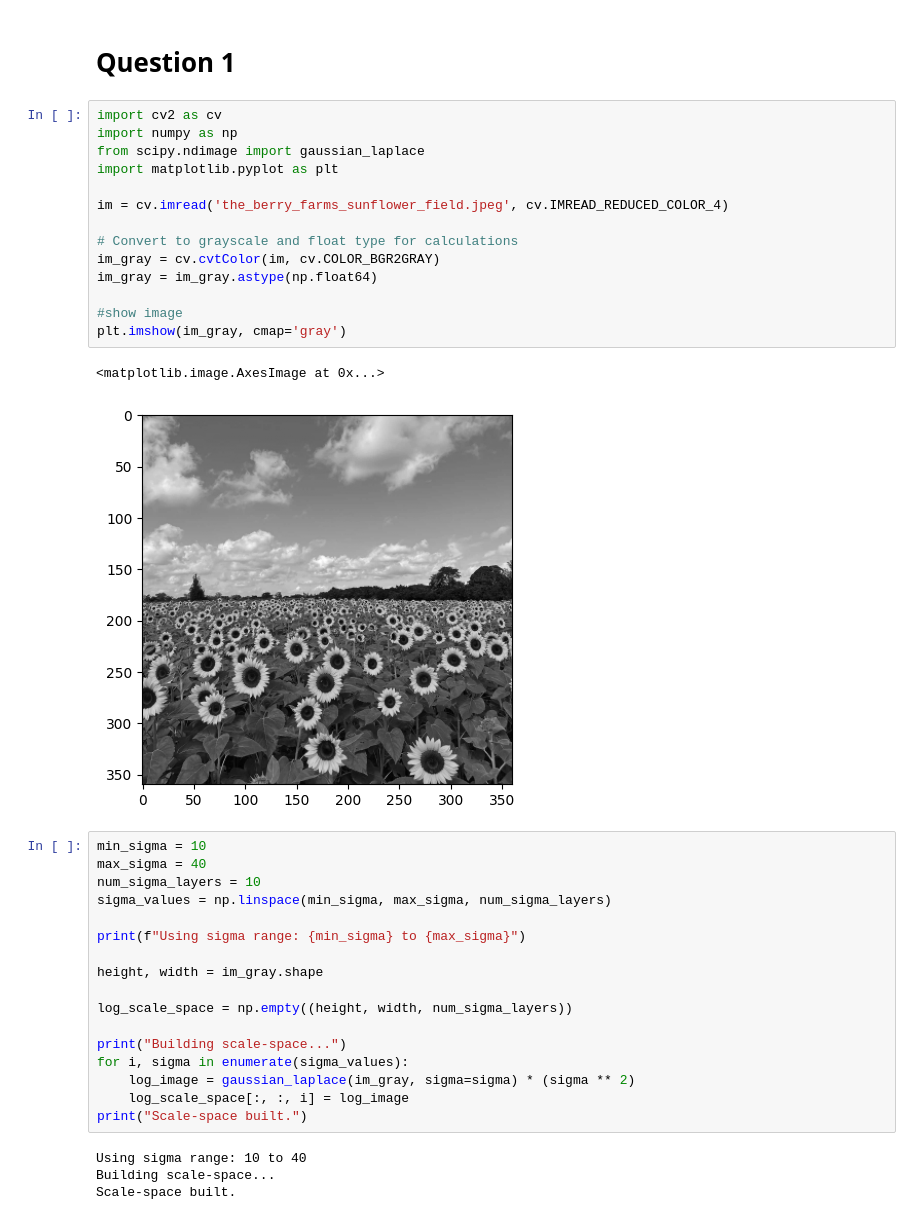
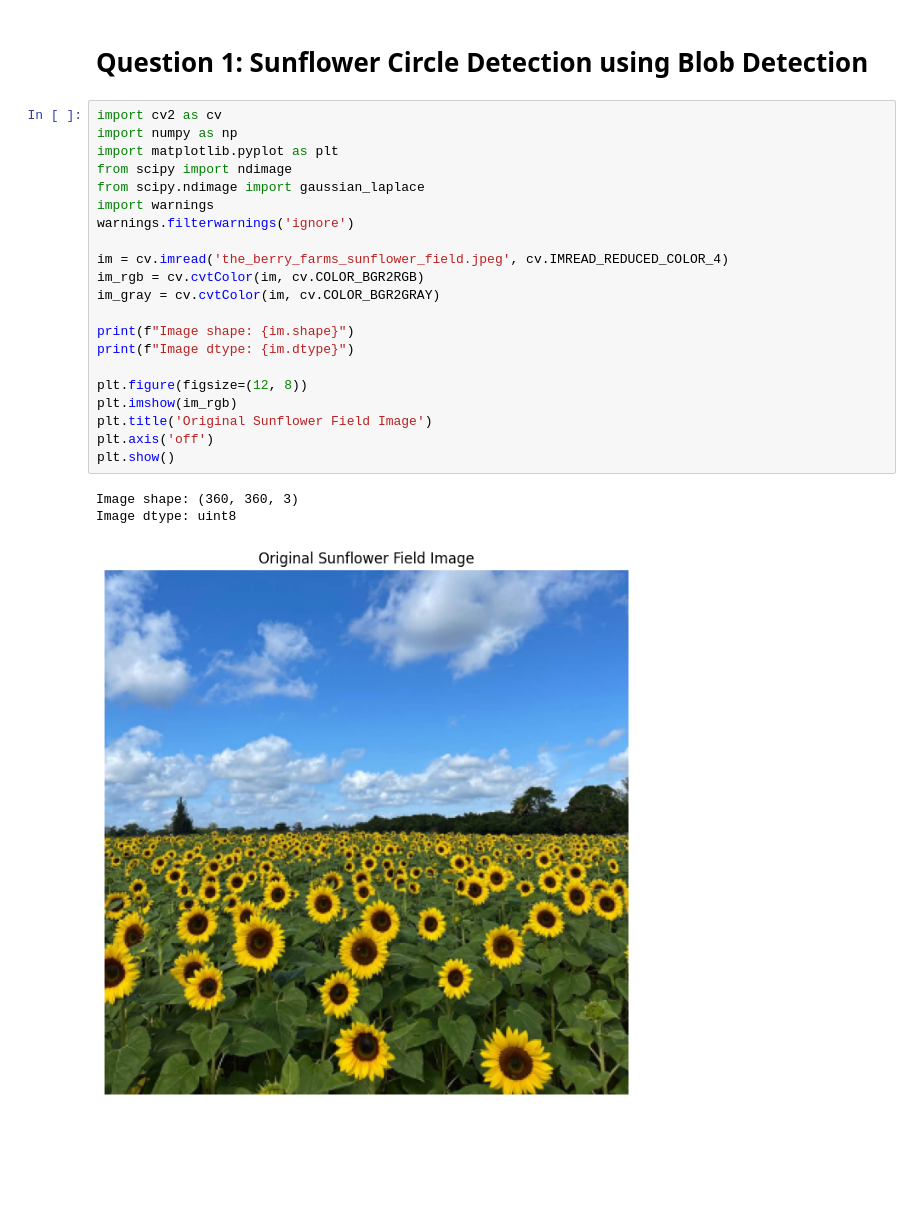
Before and after one commit to NuwanHapuarachchi/Semester-5, a Jupyter notebook: EN3160/Assignment- 2/Asssignment- 2.ipynb, the cells around one changed output. Drawn from its saved outputs; the diff is of its cells as text; blank space fills up the shorter version.

```diff
--- a/EN3160/Assignment- 2/Asssignment- 2.ipynb
+++ b/EN3160/Assignment- 2/Asssignment- 2.ipynb
@@ -1,40 +1,27 @@
 # %% [markdown]
-# Question 1
+# Question 1: Sunflower Circle Detection using Blob Detection
 # %%
 import cv2 as cv
 import numpy as np
+import matplotlib.pyplot as plt
+from scipy import ndimage
 from scipy.ndimage import gaussian_laplace
-import matplotlib.pyplot as plt
+import warnings
+warnings.filterwarnings('ignore')
 
 im = cv.imread('the_berry_farms_sunflower_field.jpeg', cv.IMREAD_REDUCED_COLOR_4)
+im_rgb = cv.cvtColor(im, cv.COLOR_BGR2RGB)
+im_gray = cv.cvtColor(im, cv.COLOR_BGR2GRAY)
 
-# Convert to grayscale and float type for calculations
-im_gray = cv.cvtColor(im, cv.COLOR_BGR2GRAY)
-im_gray = im_gray.astype(np.float64)
+print(f"Image shape: {im.shape}")
+print(f"Image dtype: {im.dtype}")
 
-#show image
-plt.imshow(im_gray, cmap='gray')
+plt.figure(figsize=(12, 8))
+plt.imshow(im_rgb)
+plt.title('Original Sunflower Field Image')
+plt.axis('off')
+plt.show()
 # %% [output]
-<matplotlib.image.AxesImage at 0x...>
+Image shape: (360, 360, 3)
+Image dtype: uint8
-[figure, old version]
+[figure, new version]
-# %%
-min_sigma = 10
-max_sigma = 40
-num_sigma_layers = 10
-sigma_values = np.linspace(min_sigma, max_sigma, num_sigma_layers)
-
-print(f"Using sigma range: {min_sigma} to {max_sigma}")
-
-height, width = im_gray.shape
-
-log_scale_space = np.empty((height, width, num_sigma_layers))
-
-print("Building scale-space...")
-for i, sigma in enumerate(sigma_values):
-    log_image = gaussian_laplace(im_gray, sigma=sigma) * (sigma ** 2)
-    log_scale_space[:, :, i] = log_image
-print("Scale-space built.")
-# %% [output]
-Using sigma range: 10 to 40
-Building scale-space...
-Scale-space built.
```
Also changed, not shown: parts of 15 cells of this notebook, 7 other files.
